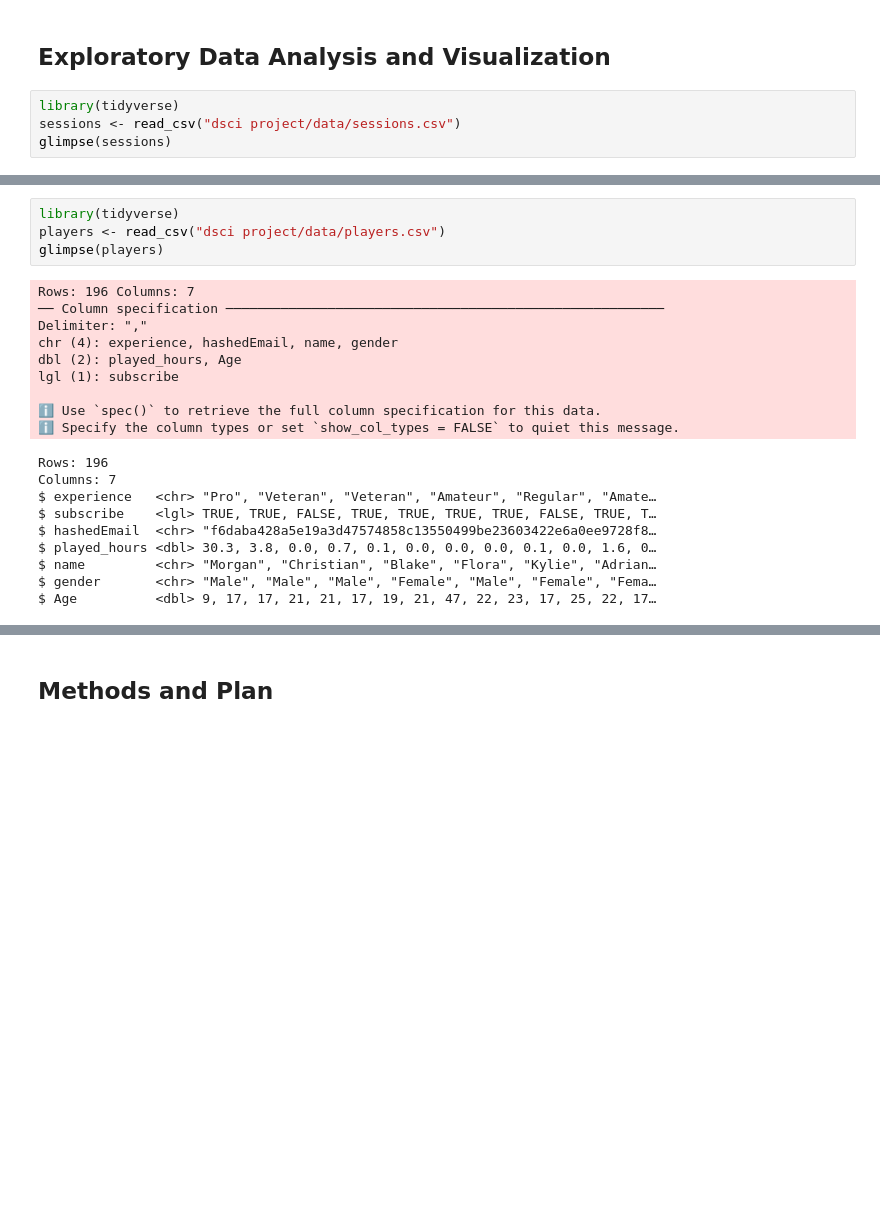
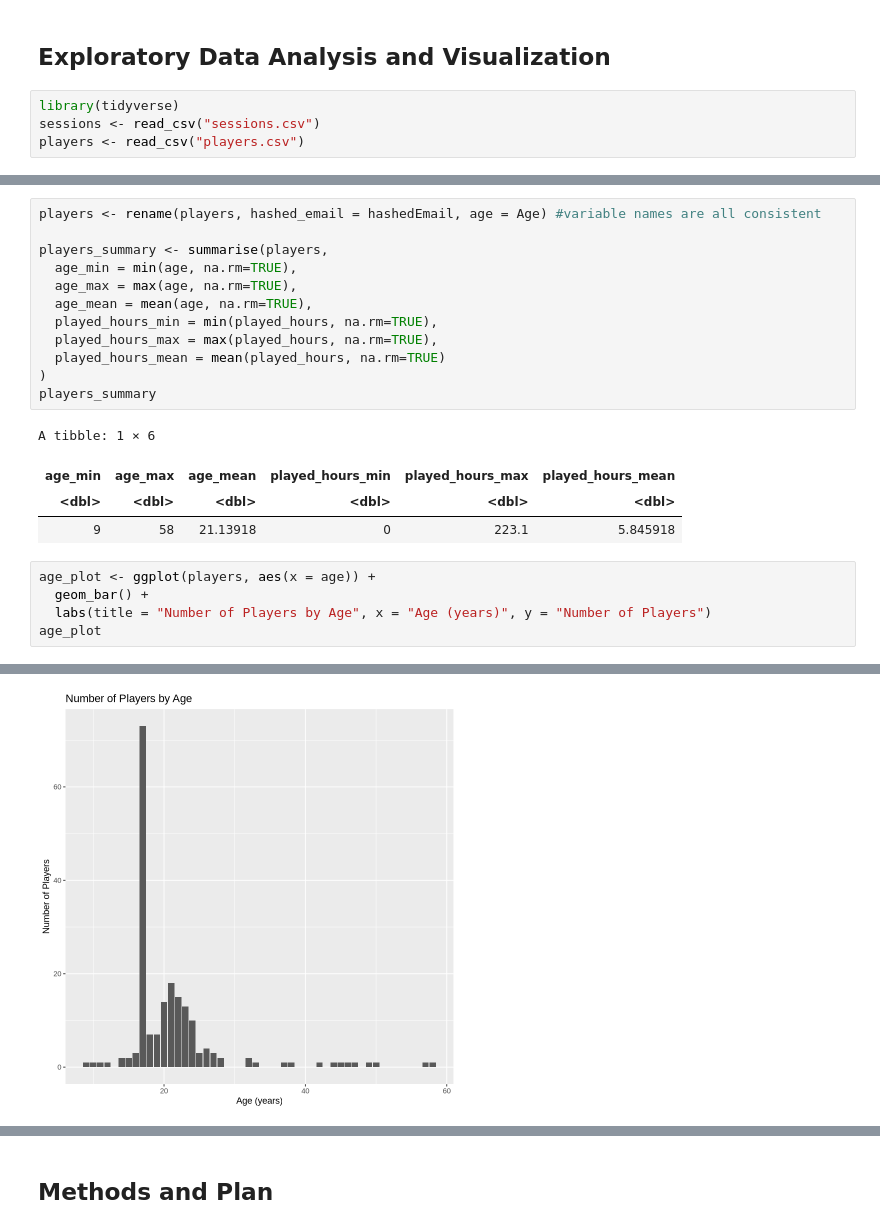
Before and after one commit to averykimura/avery_gamet_project_planning_DSCI100, a Jupyter notebook: Avery Gamet Project Planning.ipynb, the cells around one changed output, grey strips where cells are left out. Drawn from its saved outputs; the diff is of its cells as text; blank space fills up the shorter version.

```diff
--- a/Avery Gamet Project Planning.ipynb
+++ b/Avery Gamet Project Planning.ipynb
@@ -61,8 +67,8 @@ Potential Issues:
 ## Exploratory Data Analysis and Visualization
 # %%
 library(tidyverse)
-sessions <- read_csv("dsci project/data/sessions.csv")
-glimpse(sessions)
+sessions <- read_csv("sessions.csv")
+players <- read_csv("players.csv")
 # %% [output]
 Rows: 1535 Columns: 5
 ── Column specification ────────────────────────────────────────────────────────
@@ -82,23 +90,23 @@ $ original_end_time   <dbl> 1.71977e+12, 1.71867e+12, 1.72193e+12, 1.72188e+12
 # %%
-library(tidyverse)
-players <- read_csv("dsci project/data/players.csv")
-glimpse(players)
+players <- rename(players, hashed_email = hashedEmail, age = Age) #variable names are all consistent
+
+players_summary <- summarise(players,
+  age_min = min(age, na.rm=TRUE),
+  age_max = max(age, na.rm=TRUE),
+  age_mean = mean(age, na.rm=TRUE),
+  played_hours_min = min(played_hours, na.rm=TRUE),
+  played_hours_max = max(played_hours, na.rm=TRUE),
+  played_hours_mean = mean(played_hours, na.rm=TRUE)
+)
+players_summary
 # %% [output]
-Rows: 196 Columns: 7
-── Column specification ────────────────────────────────────────────────────────
-Delimiter: ","
-chr (4): experience, hashedEmail, name, gender
-dbl (2): played_hours, Age
-lgl (1): subscribe
-
-ℹ Use `spec()` to retrieve the full column specification for this data.
-ℹ Specify the column types or set `show_col_types = FALSE` to quiet this message.
+A tibble: 1 × 6
-Rows: 196
-Columns: 7
-$ experience   <chr> "Pro", "Veteran", "Veteran", "Amateur", "Regular", "Amate…
-$ subscribe    <lgl> TRUE, TRUE, FALSE, TRUE, TRUE, TRUE, TRUE, FALSE, TRUE, T…
-$ hashedEmail  <chr> "f6daba428a5e19a3d47574858c13550499be23603422e6a0ee9728f8…
-$ played_hours <dbl> 30.3, 3.8, 0.0, 0.7, 0.1, 0.0, 0.0, 0.0, 0.1, 0.0, 1.6, 0…
-$ name         <chr> "Morgan", "Christian", "Blake", "Flora", "Kylie", "Adrian…
-$ gender       <chr> "Male", "Male", "Male", "Female", "Male", "Female", "Fema…
-$ Age          <dbl> 9, 17, 17, 21, 21, 17, 19, 21, 47, 22, 23, 17, 25, 22, 17…
+| age_min | age_max | age_mean | played_hours_min | played_hours_max | played_hours_mean |
+| <dbl> | <dbl> | <dbl> | <dbl> | <dbl> | <dbl> |
+| 9 | 58 | 21.13918 | 0 | 223.1 | 5.845918 |
+# %%
+age_plot <- ggplot(players, aes(x = age)) +
+  geom_bar() +
+  labs(title = "Number of Players by Age", x = "Age (years)", y = "Number of Players")
+age_plot
+# %% [output]
@@ -104,0 +115 @@ $ Age          <dbl> 9, 17, 17, 21, 21, 17, 19, 21, 47, 22, 23, 17, 25, 22, 17
+[figure, added]
```
Also changed, not shown: parts of 9 cells of this notebook.
